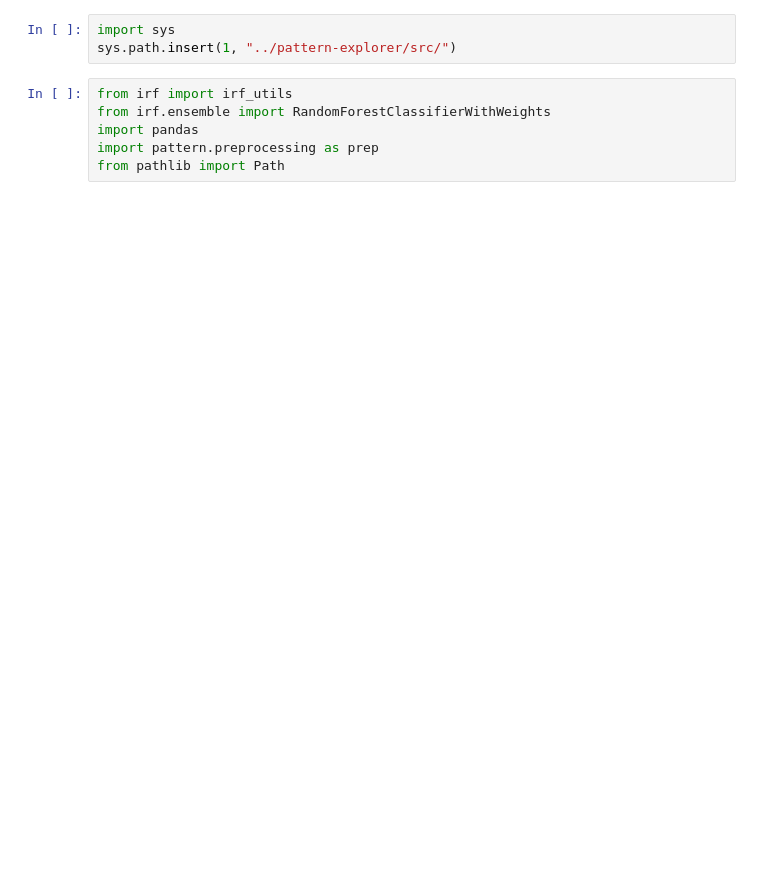
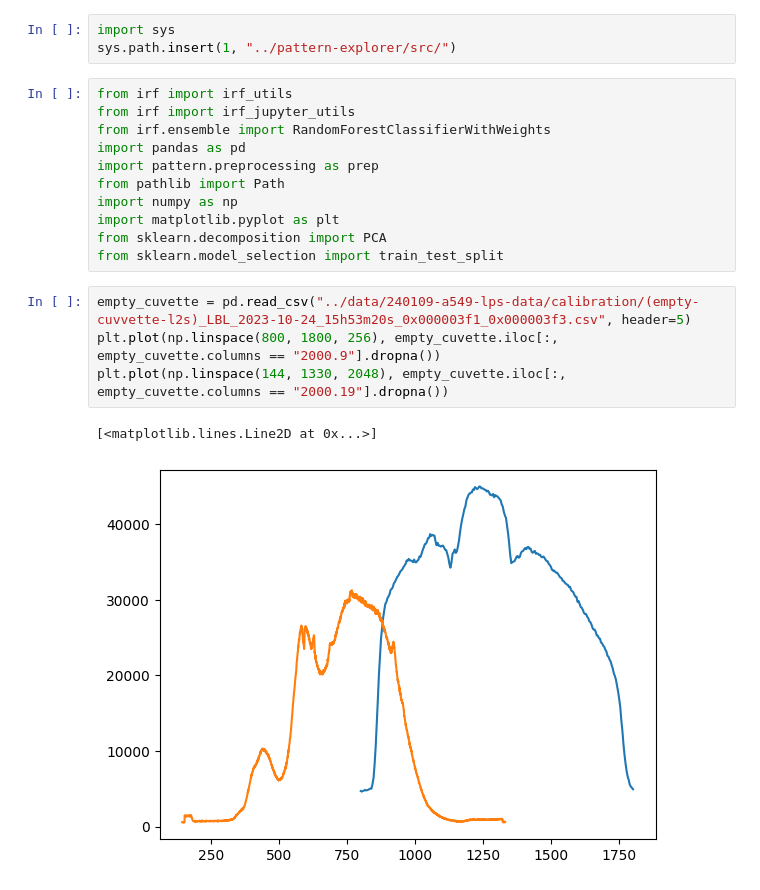
Before and after one commit to bsaintjo/irf-poc, a Jupyter notebook: notebooks/a549.ipynb, the cells around one changed output. Drawn from its saved outputs; the diff is of its cells as text; blank space fills up the shorter version.

```diff
--- a/notebooks/a549.ipynb
+++ b/notebooks/a549.ipynb
@@ -3,7 +3,19 @@ import sys
 sys.path.insert(1, "../pattern-explorer/src/")
 # %%
 from irf import irf_utils
+from irf import irf_jupyter_utils
 from irf.ensemble import RandomForestClassifierWithWeights
-import pandas
+import pandas as pd
 import pattern.preprocessing as prep
 from pathlib import Path
+import numpy as np
+import matplotlib.pyplot as plt
+from sklearn.decomposition import PCA
+from sklearn.model_selection import train_test_split
+# %%
+empty_cuvette = pd.read_csv("../data/240109-a549-lps-data/calibration/(empty-cuvvette-l2s)_LBL_2023-10-24_15h53m20s_0x000003f1_0x000003f3.csv", header=5)
+plt.plot(np.linspace(800, 1800, 256), empty_cuvette.iloc[:, empty_cuvette.columns == "2000.9"].dropna())
+plt.plot(np.linspace(144, 1330, 2048), empty_cuvette.iloc[:, empty_cuvette.columns == "2000.19"].dropna())
+# %% [output]
+[<matplotlib.lines.Line2D at 0x...>]
+[figure, added]
```
Also changed, not shown: parts of 29 cells of this notebook.
